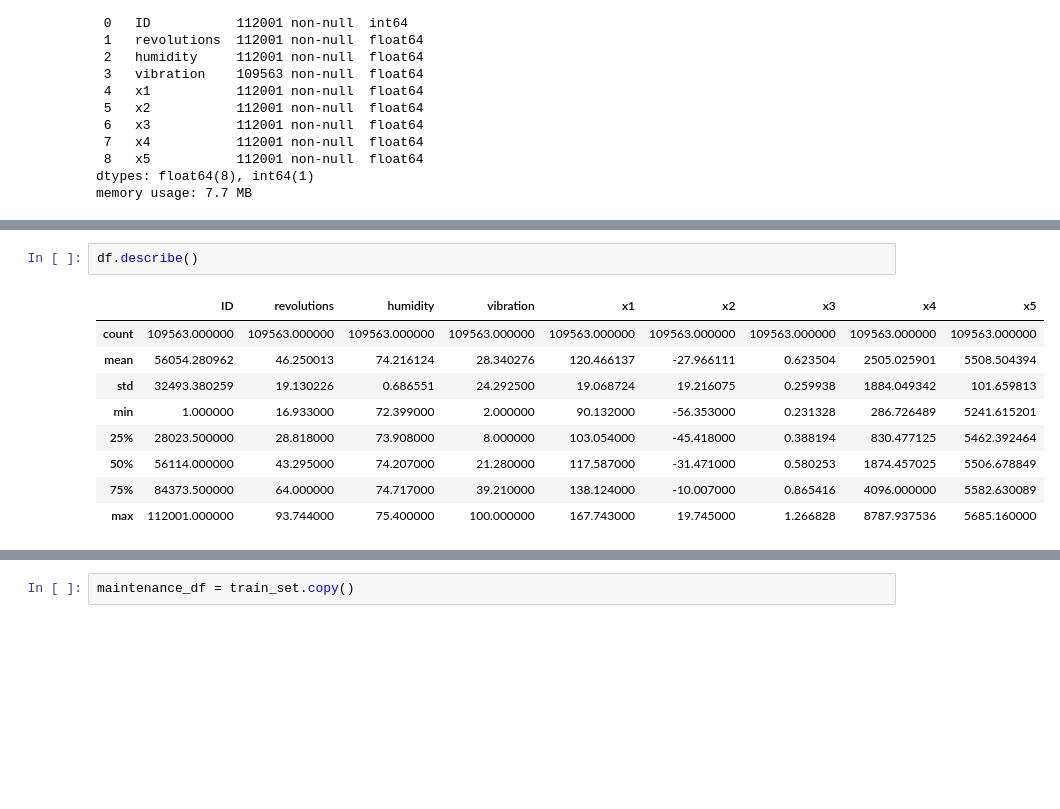
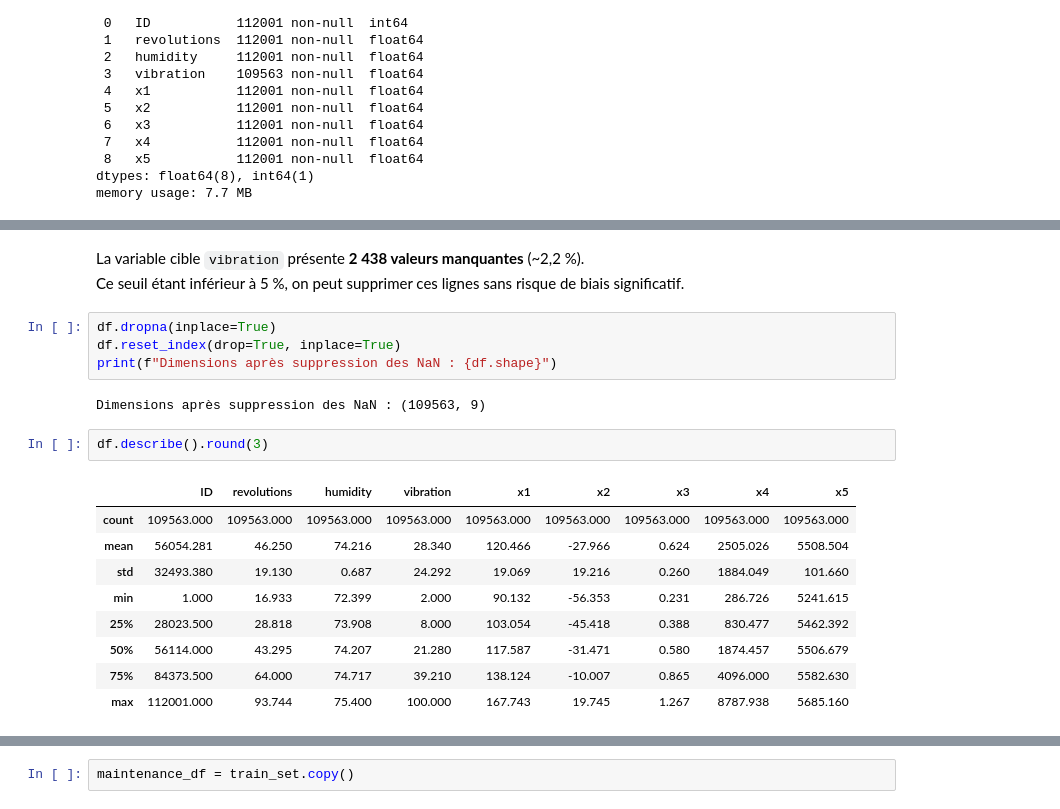
Before and after one commit to laurentngwe/8INF309, a Jupyter notebook: p_maintenance.ipynb, the cells around one changed output, grey strips where cells are left out. Saved outputs shown, nothing was run; the diff lists cells and outputs as text; blank space fills up the shorter version.

```diff
--- a/p_maintenance.ipynb
+++ b/p_maintenance.ipynb
@@ -61,12 +74,21 @@ df.dropna(inplace=True)
+# %% [markdown]
+La variable cible `vibration` présente **2 438 valeurs manquantes** (~2,2 %).
+Ce seuil étant inférieur à 5 %, on peut supprimer ces lignes sans risque de biais significatif.
+# %%
+df.dropna(inplace=True)
+df.reset_index(drop=True, inplace=True)
+print(f"Dimensions après suppression des NaN : {df.shape}")
+# %% [output]
+Dimensions après suppression des NaN : (109563, 9)
 # %%
-df.describe()
+df.describe().round(3)
 # %% [output]
 |  | ID | revolutions | humidity | vibration | x1 | x2 | x3 | x4 | x5 |
-| count | 109563.000000 | 109563.000000 | 109563.000000 | 109563.000000 | 109563.000000 | 109563.000000 | 109563.000000 | 109563.000000 | 109563.000000 |
-| mean | 56054.280962 | 46.250013 | 74.216124 | 28.340276 | 120.466137 | -27.966111 | 0.623504 | 2505.025901 | 5508.504394 |
-| std | 32493.380259 | 19.130226 | 0.686551 | 24.292500 | 19.068724 | 19.216075 | 0.259938 | 1884.049342 | 101.659813 |
-| min | 1.000000 | 16.933000 | 72.399000 | 2.000000 | 90.132000 | -56.353000 | 0.231328 | 286.726489 | 5241.615201 |
-| 25% | 28023.500000 | 28.818000 | 73.908000 | 8.000000 | 103.054000 | -45.418000 | 0.388194 | 830.477125 | 5462.392464 |
-| 50% | 56114.000000 | 43.295000 | 74.207000 | 21.280000 | 117.587000 | -31.471000 | 0.580253 | 1874.457025 | 5506.678849 |
-| 75% | 84373.500000 | 64.000000 | 74.717000 | 39.210000 | 138.124000 | -10.007000 | 0.865416 | 4096.000000 | 5582.630089 |
-| max | 112001.000000 | 93.744000 | 75.400000 | 100.000000 | 167.743000 | 19.745000 | 1.266828 | 8787.937536 | 5685.160000 |
+| count | 109563.000 | 109563.000 | 109563.000 | 109563.000 | 109563.000 | 109563.000 | 109563.000 | 109563.000 | 109563.000 |
+| mean | 56054.281 | 46.250 | 74.216 | 28.340 | 120.466 | -27.966 | 0.624 | 2505.026 | 5508.504 |
+| std | 32493.380 | 19.130 | 0.687 | 24.292 | 19.069 | 19.216 | 0.260 | 1884.049 | 101.660 |
+| min | 1.000 | 16.933 | 72.399 | 2.000 | 90.132 | -56.353 | 0.231 | 286.726 | 5241.615 |
+| 25% | 28023.500 | 28.818 | 73.908 | 8.000 | 103.054 | -45.418 | 0.388 | 830.477 | 5462.392 |
+| 50% | 56114.000 | 43.295 | 74.207 | 21.280 | 117.587 | -31.471 | 0.580 | 1874.457 | 5506.679 |
+| 75% | 84373.500 | 64.000 | 74.717 | 39.210 | 138.124 | -10.007 | 0.865 | 4096.000 | 5582.630 |
+| max | 112001.000 | 93.744 | 75.400 | 100.000 | 167.743 | 19.745 | 1.267 | 8787.938 | 5685.160 |
```
Also changed, not shown: parts of 103 cells of this notebook, 2 other files.
